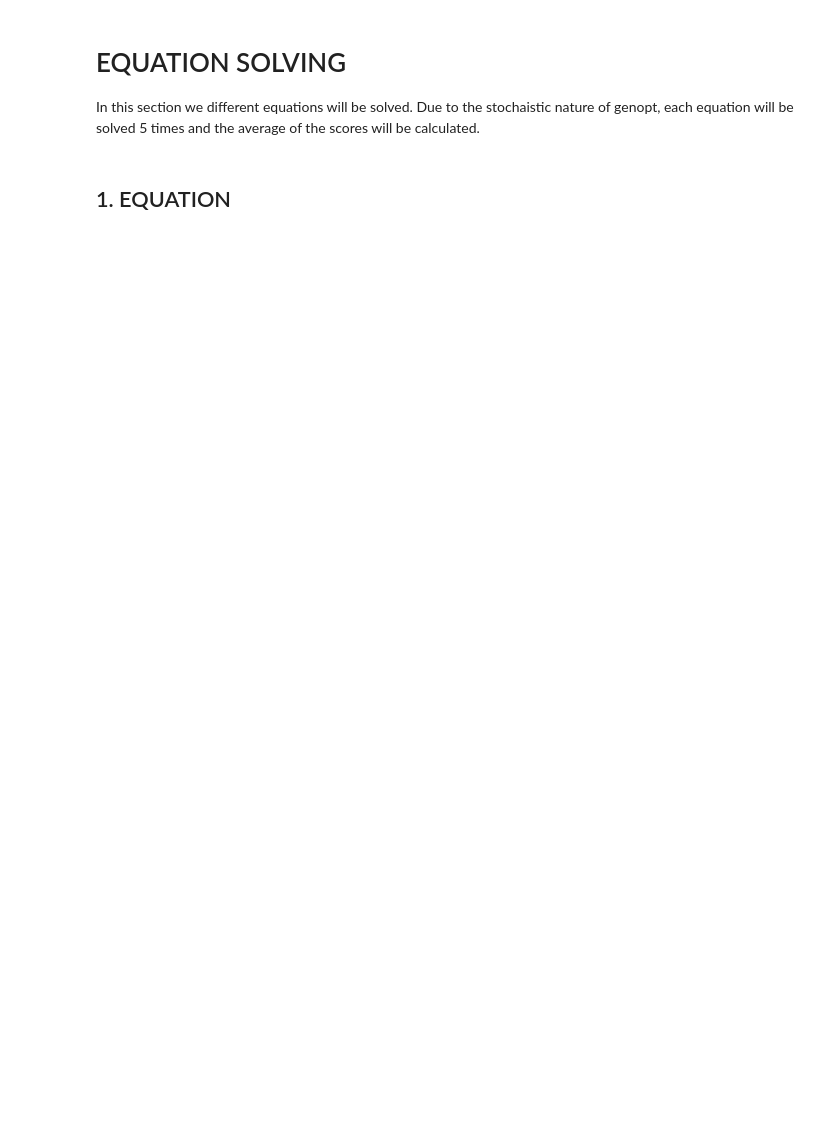
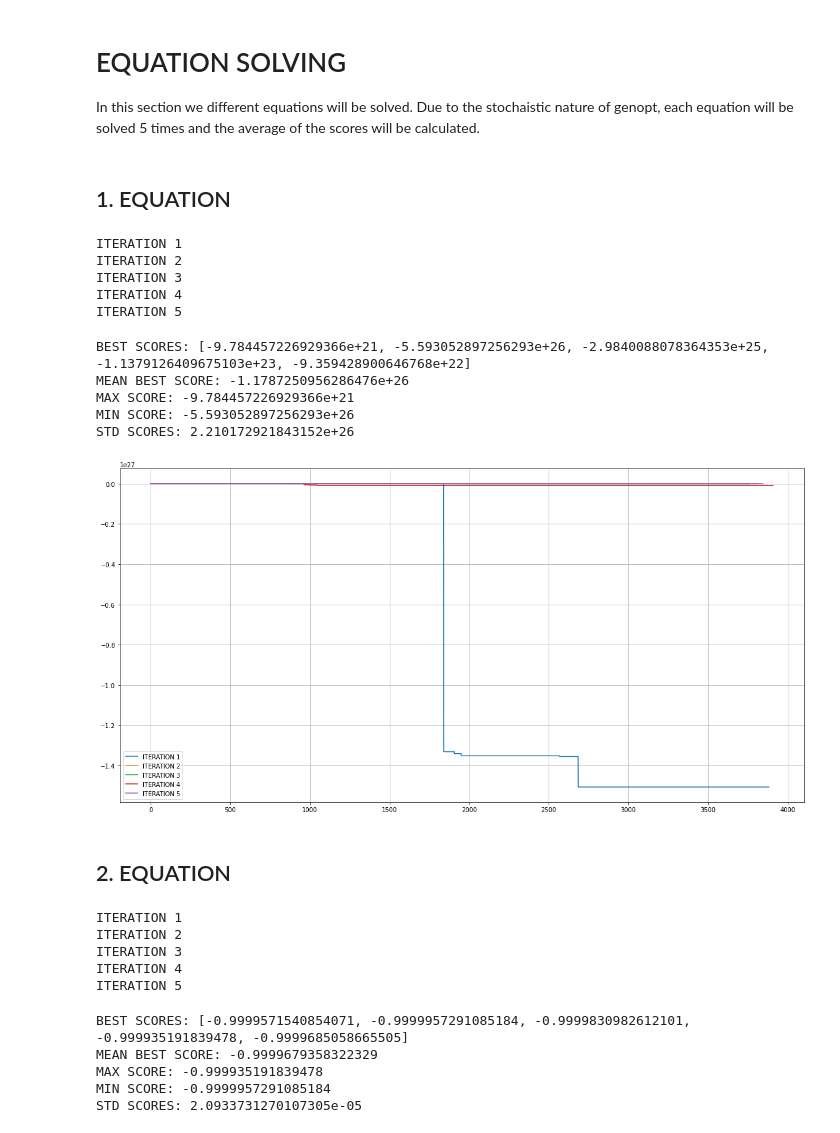
Before and after one commit to unaiLopez/genopt, a Jupyter notebook: benchmark/genopt/benchmarking.ipynb, the cells around one changed output. Cells and saved outputs as stored; diff of their text form; code cells hidden in the pictures; blank space fills up the shorter version.

```diff
--- a/benchmark/genopt/benchmarking.ipynb
+++ b/benchmark/genopt/benchmarking.ipynb
@@ -9,8 +13,8 @@ ModuleNotFoundError: No module named 'matplotlib'
 # EQUATION SOLVING
 In this section we different equations will be solved. Due to the stochaistic nature of genopt, each equation will be solved 5 times and the average of the scores will be calculated.
 # %%
-attemps = 5
-optimization_time = 60
+iterations = 5
+optimization_time = 12
 optimization_direction = 'minimize'
 # %% [markdown]
 ## 1. EQUATION
@@ -32,8 +36,8 @@ def objective(individual):
 # %%
 best_scores = list()
 best_scores_evolutions = list()
-for _ in range(attemps):
-
+for iteration in range(iterations):
+    print(f'ITERATION {iteration + 1}')
     environment = Environment(
         params=params,
         verbose=0
@@ -41,6 +45,12 @@ for _ in range(attemps):
     results = environment.optimize(objective=objective, direction=optimization_direction, timeout=optimization_time)
 
     best_score = results.best_score
-    best_score_evolution = results.best_per_generation_dataframe['best_score'].values
+    best_score_evolution = list(reversed(results.best_per_generation_dataframe['best_score'].values))
     best_scores.append(best_score)
     best_scores_evolutions.append(best_score_evolution)
+# %% [output]
+ITERATION 1
+ITERATION 2
+ITERATION 3
+ITERATION 4
+ITERATION 5
@@ -48,0 +57,25 @@ environment = Environment
+# %%
+print(f'BEST SCORES: {best_scores}')
+print(f'MEAN BEST SCORE: {np.mean(best_scores)}')
+print(f'MAX SCORE: {np.max(best_scores)}')
+print(f'MIN SCORE: {np.min(best_scores)}')
+print(f'STD SCORES: {np.std(best_scores)}')
+# %% [output]
+BEST SCORES: [-9.784457226929366e+21, -5.593052897256293e+26, -2.9840088078364353e+25, -1.1379126409675103e+23, -9.359428900646768e+22]
+MEAN BEST SCORE: -1.1787250956286476e+26
+MAX SCORE: -9.784457226929366e+21
+MIN SCORE: -5.593052897256293e+26
+STD SCORES: 2.210172921843152e+26
+# %%
+fig = plt.figure(figsize=(20,10))
+legend = list()
+for iteration, best_score_iteration in enumerate(best_scores_evolutions):
+    plt.plot(best_score_iteration)
+    legend.append(f'ITERATION {iteration + 1}')
+plt.legend(legend)
+plt.grid()
+plt.show()
+# %% [output]
+[figure, added]
+# %% [markdown]
+## 2. EQUATION
@@ -48,0 +97,33 @@ environment = Environment
+# %%
+best_scores = list()
+best_scores_evolutions = list()
+for iteration in range(iterations):
+    print(f'ITERATION {iteration + 1}')
+    environment = Environment(
+        params=params,
+        verbose=0
+    )
+    results = environment.optimize(objective=objective, direction=optimization_direction, timeout=optimization_time)
+
+    best_score = results.best_score
+    best_score_evolution = list(reversed(results.best_per_generation_dataframe['best_score'].values))
+    best_scores.append(best_score)
+    best_scores_evolutions.append(best_score_evolution)
+# %% [output]
+ITERATION 1
+ITERATION 2
+ITERATION 3
+ITERATION 4
+ITERATION 5
+# %%
+print(f'BEST SCORES: {best_scores}')
+print(f'MEAN BEST SCORE: {np.mean(best_scores)}')
+print(f'MAX SCORE: {np.max(best_scores)}')
+print(f'MIN SCORE: {np.min(best_scores)}')
+print(f'STD SCORES: {np.std(best_scores)}')
+# %% [output]
+BEST SCORES: [-0.9999571540854071, -0.9999957291085184, -0.9999830982612101, -0.999935191839478, -0.9999685058665505]
+MEAN BEST SCORE: -0.9999679358322329
+MAX SCORE: -0.999935191839478
+MIN SCORE: -0.9999957291085184
+STD SCORES: 2.0933731270107305e-05
```
Also changed, not shown: parts of 6 cells of this notebook, 2 other files.
